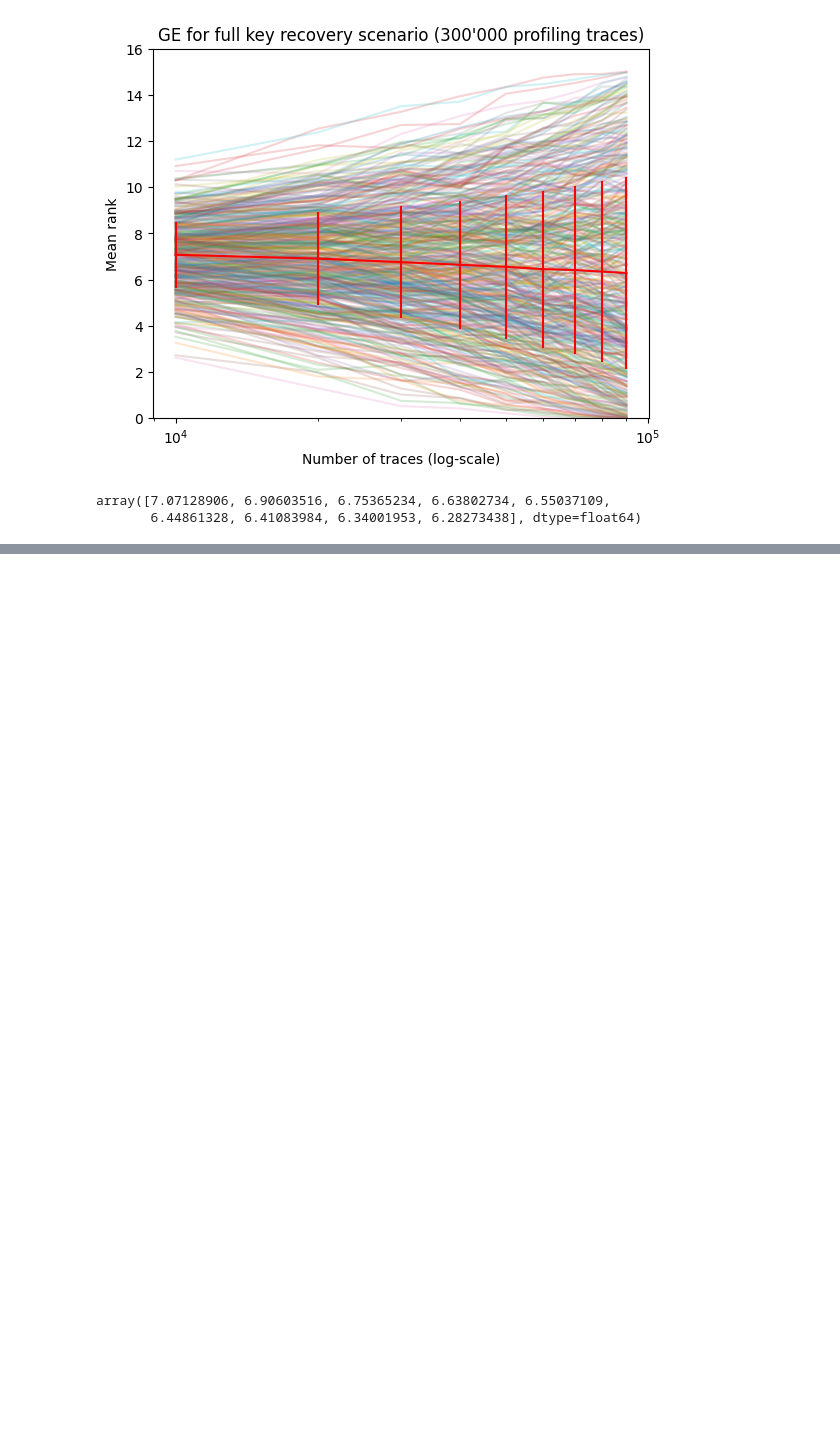
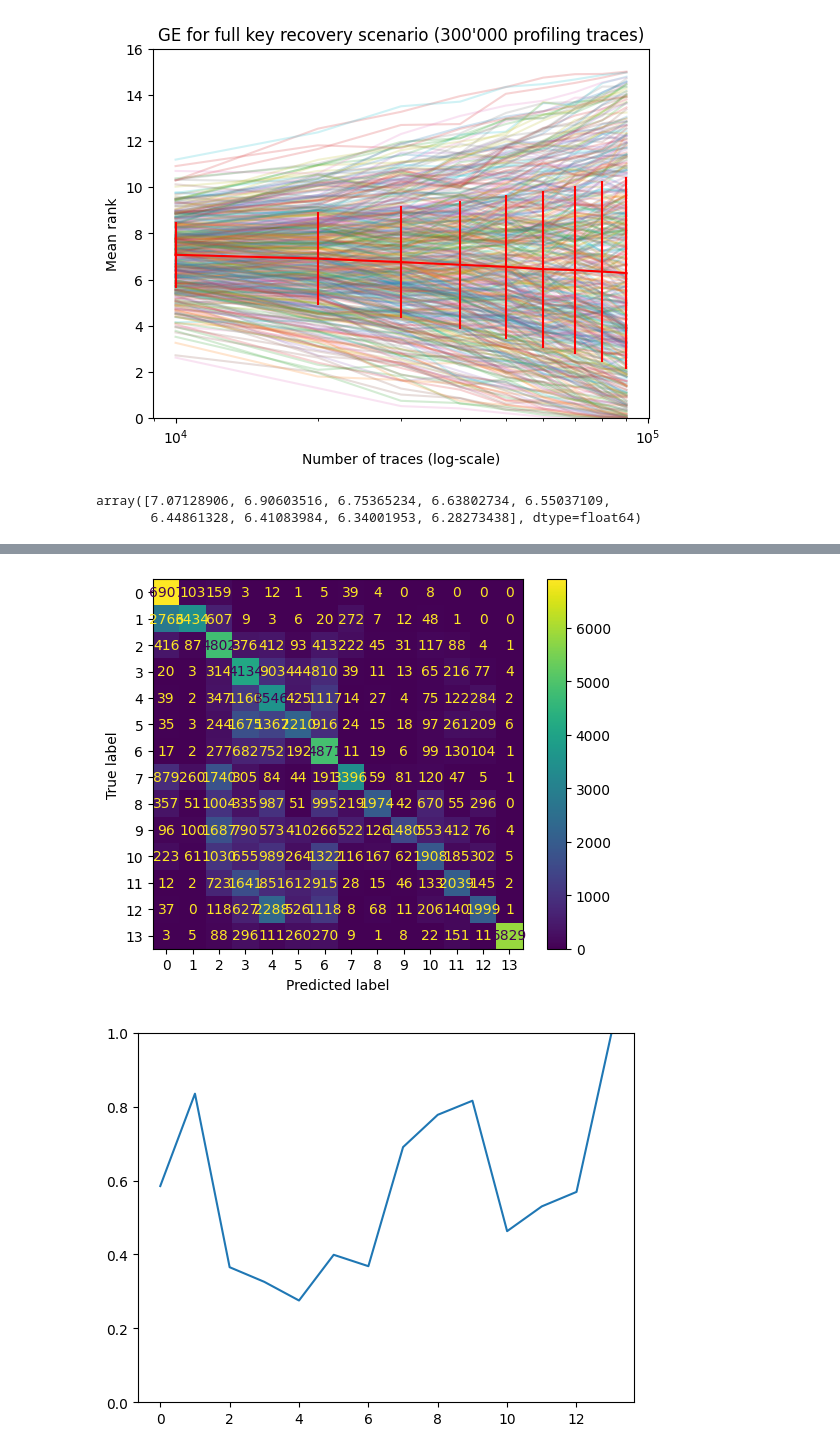
Before and after one commit to Pace222/Elisabeth-b4-SCA, a Jupyter notebook: protected_side_channel_attack/deep_learning_evaluation.ipynb, the cells around one changed output, grey strips where cells are left out. Cells and saved outputs as stored; diff of their text form; code cells hidden in the pictures; blank space fills up the shorter version.

```diff
--- a/protected_side_channel_attack/deep_learning_evaluation.ipynb
+++ b/protected_side_channel_attack/deep_learning_evaluation.ipynb
@@ -30,6 +49,6 @@ def compute_mean_ranks(per_trace: np.ndarray, key: np.ndarray):
 # %%
 with open("full_data.pic", "rb") as r:
-    seeds_total, traces_total, key, output_total, keyshares_total, perms_total = pic.load(r)
+    seeds_total, traces_total, key, round_perms_labels, copy_perms_labels, masks_labels, rws_perms_labels, rws_masks_labels = pic.load(r)
 # %% [markdown]
 ## 45'000 extraction traces (350'000 profiling)
 # %%
@@ -38,6 +57,6 @@ TRAIN_SIZE = 350_000
 with open("full_data.pic", "rb") as r:
     seeds_total, traces_total, key, output_total, keyshares_total, perms_total = pic.load(r)
 with open("per_trace_350000.pic", "rb") as r:
-    per_trace = pic.load(r)
+    per_trace_keyround = pic.load(r)
 # %%
 _, seeds_extraction = train_test_split(seeds_total, train_size=TRAIN_SIZE, random_state=0)
@@ -187,0 +239,15 @@ array([7.07128906, 6.90603516, 6.75365234, 6.63802734, 6.55037109,
+# %%
+from sklearn.metrics import confusion_matrix, ConfusionMatrixDisplay, precision_score
+ConfusionMatrixDisplay(confusion_matrix(train_test_split(round_perms_labels, test_size=TEST_SIZE, random_state=0)[1], np.argmax(y_predicted[0], axis=1))).plot()
+plt.show()
+plt.plot(precision_score(train_test_split(round_perms_labels, test_size=TEST_SIZE, random_state=0)[1], np.argmax(y_predicted[0], axis=1), average=None))
+plt.ylim([0, 1])
+plt.show()
+ConfusionMatrixDisplay(confusion_matrix(train_test_split(copy_perms_labels[0], test_size=TEST_SIZE, random_state=0)[1], np.argmax(y_predicted[1], axis=1))).plot()
+plt.show()
+plt.plot(precision_score(train_test_split(copy_perms_labels[0], test_size=TEST_SIZE, random_state=0)[1], np.argmax(y_predicted[1], axis=1), average=None))
+plt.ylim([0, 1])
+plt.show()
+# %% [output]
+[figure, added]
+[figure, added]
```
Also changed, not shown: parts of 34 cells of this notebook, 1 other file.
